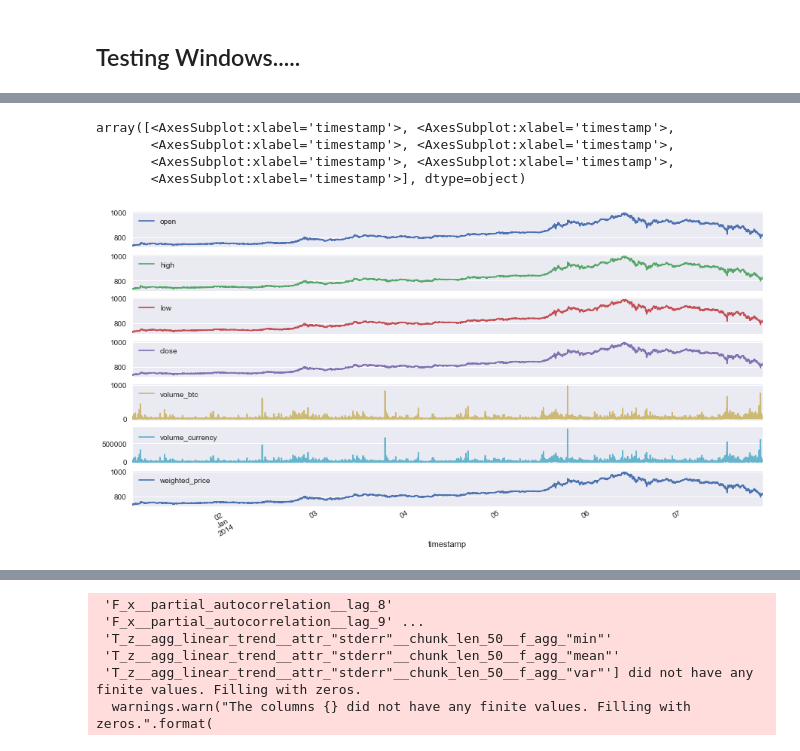
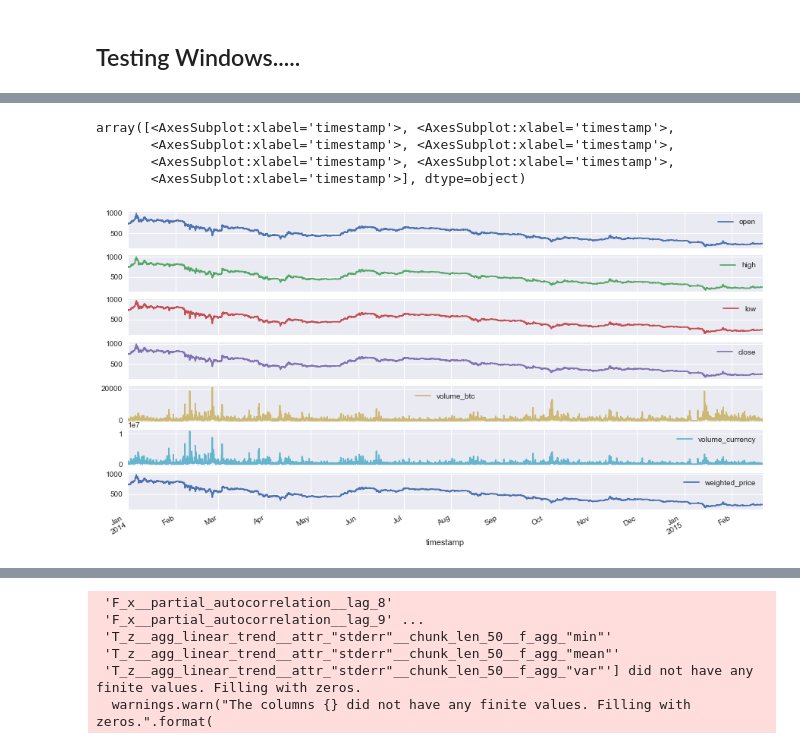
Before and after one commit to dbandrews/bitcoin-trading, a Jupyter notebook: pricing_analysis.ipynb, the cells around one changed output, grey strips where cells are left out. Cells and saved outputs as stored; diff of their text form; code cells hidden in the pictures.

```diff
--- a/pricing_analysis.ipynb
+++ b/pricing_analysis.ipynb
@@ -180,0 +205,3 @@ plt.annotate("Test Set - 2019 onwards", (train_set_split_date, 17500));
+# %%
+data = data.asfreq(freq="1Min", how='ffill').fillna(method='ffill')
+data.loc["2015-01-04":"2015-01-10",:]['close'].plot(title="Closing Prices - January 2015", ylabel="USD/BTC", marker='o')
@@ -386,5 +415,4 @@ def hourly_agg(x):
 
     return pd.Series(df, index=['open','high','low','close','volume_btc','volume_currency','weighted_price'])
 
-# train_df_hourly = train_df.resample('60MIN', closed='left', label='left').apply(hourly_agg)
-train_df_hourly = train_df.groupby(pd.Grouper(freq="H")).apply(hourly_agg)
+train_df_hourly = train_df.resample('60MIN', closed='left', label='left').apply(hourly_agg)
@@ -559,13 +680,13 @@ y_sample.shape
 x_sample.dropna(axis=1, inplace=True)
 x_sample = select_features(x_sample, y_sample)
 # %%
-train_df.reset_index().head(10000).plot(x='timestamp', subplots=True)
+train_df_hourly.reset_index().head(10000).plot(x='timestamp', subplots=True)
 # %% [output]
 array([<AxesSubplot:xlabel='timestamp'>, <AxesSubplot:xlabel='timestamp'>,
        <AxesSubplot:xlabel='timestamp'>, <AxesSubplot:xlabel='timestamp'>,
        <AxesSubplot:xlabel='timestamp'>, <AxesSubplot:xlabel='timestamp'>,
        <AxesSubplot:xlabel='timestamp'>], dtype=object)
-[figure, old version]
+[figure, new version]
 # %%
 # Plot 10 random features over time.....
 random_pick = np.random.randint(0,len(x_sample.columns),size=10)
```
Also changed, not shown: parts of 33 cells of this notebook.
